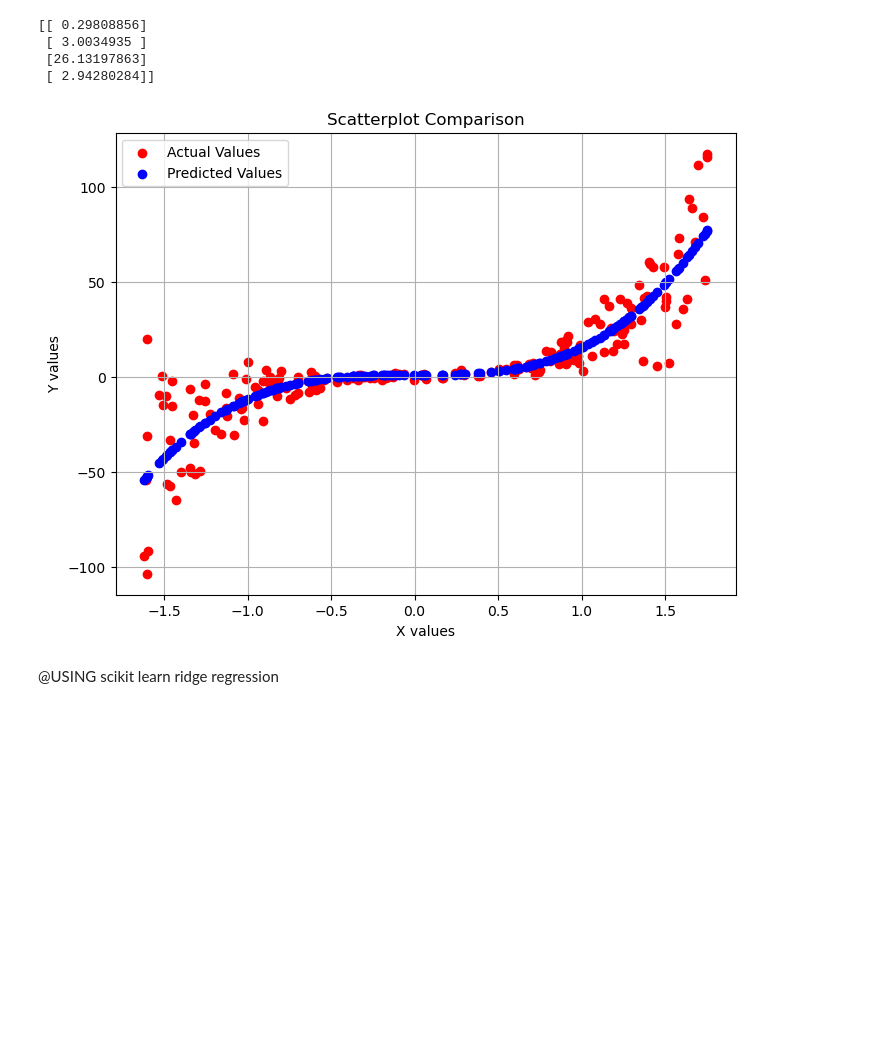
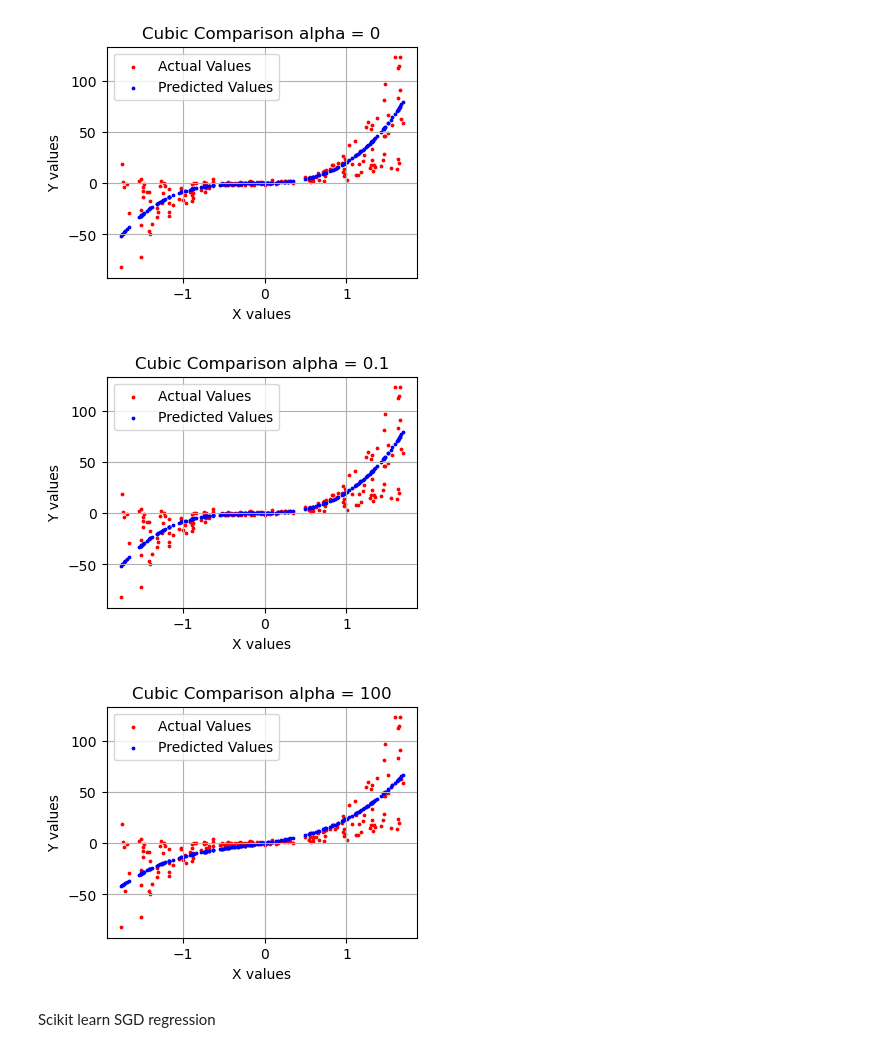
Before and after one commit to b0b3000/MachineLearningProject1, a Jupyter notebook: project.ipynb, the cells around one changed output. Cells and saved outputs as stored; diff of their text form; code cells hidden in the pictures; blank space fills up the shorter version.

```diff
--- a/project.ipynb
+++ b/project.ipynb
@@ -93,6 +122,7 @@ X_cubic_train, X_cubic_test, y_cubic_train, y_cubic_test = train_test_split(X_cu
 # %%
-linear_reg_cf = RidgeRegression_ClosedForm()
-linear_reg_cf.train(X_linear_train, y_linear_train)
-y_linear_predicted = linear_reg_cf.predict(X_linear_test)
-plot_comparison([X_linear_test, y_linear_test], [X_linear_test, y_linear_predicted])
+for alpha in alpha_choices:
+    linear_reg_cf = RidgeRegression_ClosedForm(alpha = alpha)
+    linear_reg_cf.train(X_linear_train, y_linear_train)
+    y_linear_predicted = linear_reg_cf.predict(X_linear_test)
+    plot_comparison([X_linear_test, y_linear_test], [X_linear_test, y_linear_predicted], f'Linear Comparison alpha = {alpha}')
 # %% [output]
@@ -102,6 +132,7 @@ plot_comparison([X_linear_test, y_linear_test], [X_linear_test, y_linear_predict
 # %%
-quad_reg_cf = RidgeRegression_ClosedForm()
-quad_reg_cf.train(X_quad_train, y_quad_train)
-y_quad_predicted = quad_reg_cf.predict(X_quad_test)
-plot_comparison([X_quad_test[:,0], y_quad_test], [X_quad_test[:,0], y_quad_predicted])
+for alpha in alpha_choices:
+    quad_reg_cf = RidgeRegression_ClosedForm(alpha = alpha)
+    quad_reg_cf.train(X_quad_train, y_quad_train)
+    y_quad_predicted = quad_reg_cf.predict(X_quad_test)
+    plot_comparison([X_quad_test[:,0], y_quad_test], [X_quad_test[:,0], y_quad_predicted], f'Quadratic Comparison alpha = {alpha}')
 # %% [output]
@@ -112,14 +142,13 @@ plot_comparison([X_quad_test[:,0], y_quad_test], [X_quad_test[:,0], y_quad_predi
 # %%
-cubic_reg_cf = RidgeRegression_ClosedForm()
-cubic_reg_cf.train(X_cubic_train, y_cubic_train)
-y_cubic_predicted = cubic_reg_cf.predict(X_cubic_test)
-plot_comparison([X_cubic_test[:,0], y_cubic_test], [X_cubic_test[:,0], y_cubic_predicted])
+for alpha in alpha_choices:
+    cubic_reg_cf = RidgeRegression_ClosedForm(alpha = alpha)
+    cubic_reg_cf.train(X_cubic_train, y_cubic_train)
+    y_cubic_predicted = cubic_reg_cf.predict(X_cubic_test)
+    plot_comparison([X_cubic_test[:,0], y_cubic_test], [X_cubic_test[:,0], y_cubic_predicted], f'Cubic Comparison alpha = {alpha}')
 # %% [output]
-[[ 0.29808856]
- [ 3.0034935 ]
- [26.13197863]
- [ 2.94280284]]
-[figure, old version]
+[figure, new version]
+[figure, added]
+[figure, added]
-# %% [markdown]
-@USING scikit learn ridge regression
+# %% [markdown]
+Scikit learn SGD regression
 # %%
```
Also changed, not shown: parts of 16 cells of this notebook.
